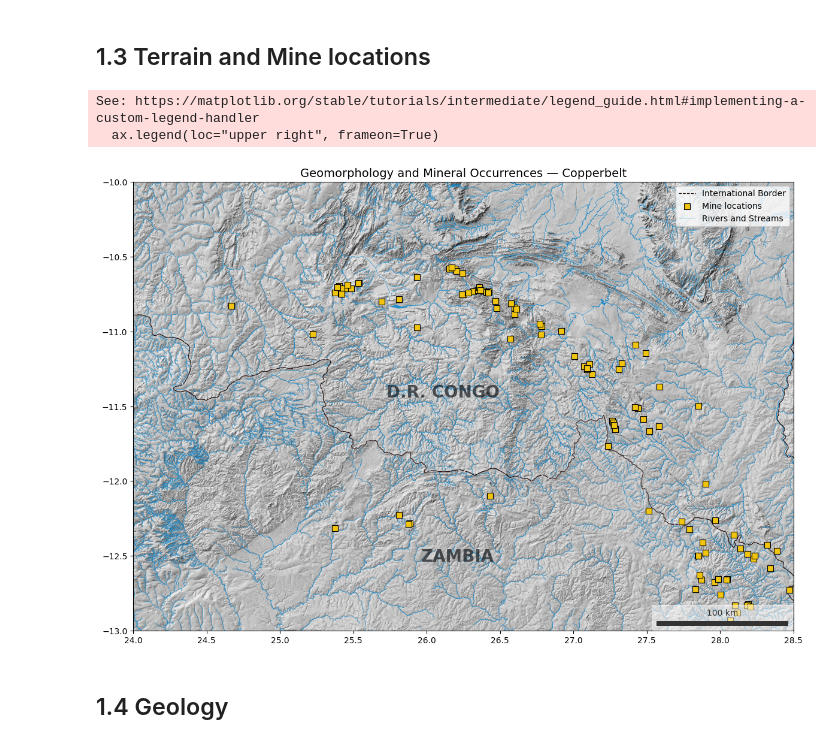
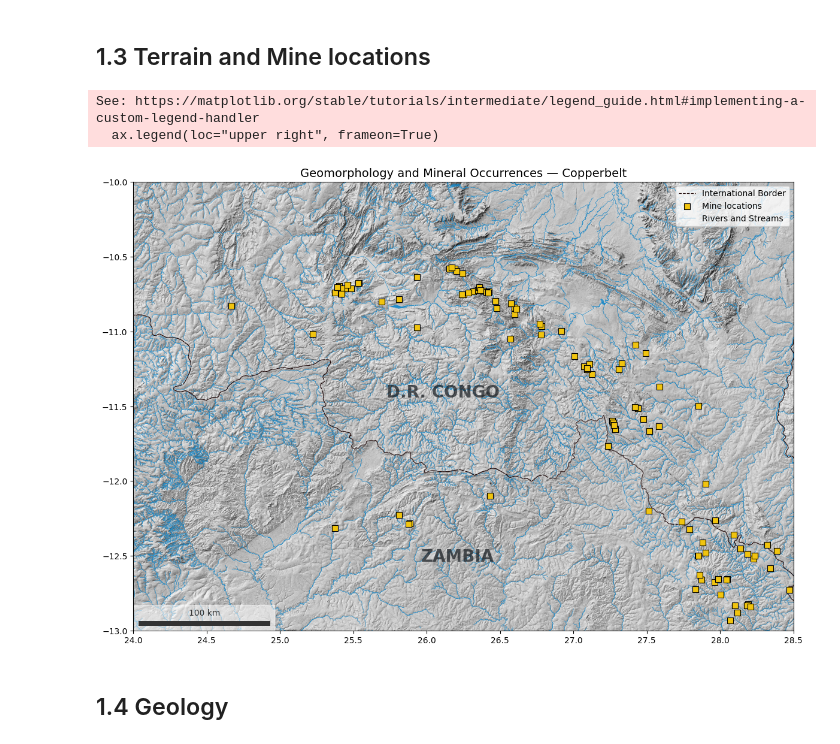
Before and after one commit to jlima-geol/spatial-history-cuco-mining, a Jupyter notebook: notebooks/i.spatial_foundation.ipynb, the cells around one changed output. Drawn from its saved outputs; the diff is of its cells as text; code cells hidden in the pictures.

```diff
--- a/notebooks/i.spatial_foundation.ipynb
+++ b/notebooks/i.spatial_foundation.ipynb
@@ -267,35 +268,35 @@ for iso, row in countries.iterrows():
 # 2. Mine locations
 mrds.plot(ax=ax, color="#f1c40f", markersize=45, marker="s",
           edgecolor="black", linewidth=0.8, label="Mine locations",
           zorder=4)
 
 # 3. Water streams
 water.plot(ax=ax, color="#0982C7", linewidth=0.5, alpha=0.8,
            label="Rivers and Streams", zorder=1)
 
 # 4. Scale bar
 dx = 111000 # ~1 degree latitude in metres at this latitude
 scalebar = ScaleBar(
-    dx=dx, units="m", dimension="si-length", location="lower right",
+    dx=dx, units="m", dimension="si-length", location="lower left",
     fixed_value=100, fixed_units="km", frameon=True, color="#333333",
     box_alpha=0.5, pad=0.5, scale_loc="top", rotation="horizontal-only",
     label_formatter=lambda v, u: f"{v:.0f} {u}",
 )
 
 ax.set_title("Geomorphology and Mineral Occurrences — Copperbelt",
              fontsize=14)
 ax.axis("on")
 ax.legend(loc="upper right", frameon=True)
 ax.set_xlim(COPPERBELT_BBOX[0], COPPERBELT_BBOX[2])
 ax.set_ylim(COPPERBELT_BBOX[1], COPPERBELT_BBOX[3])
 ax.add_artist(scalebar)
 plt.tight_layout()
 plt.savefig(MAPS_OUT / "geomorphology.png", dpi=300)
 plt.show()
 # %% [output]
 See: https://matplotlib.org/stable/tutorials/intermediate/legend_guide.html#implementing-a-custom-legend-handler
   ax.legend(loc="upper right", frameon=True)
-[figure, old version]
+[figure, new version]
 # %% [markdown]
 ## 1.4 Geology
 # %%
```
Also changed, not shown: parts of 4 cells of this notebook, 12 other files.
